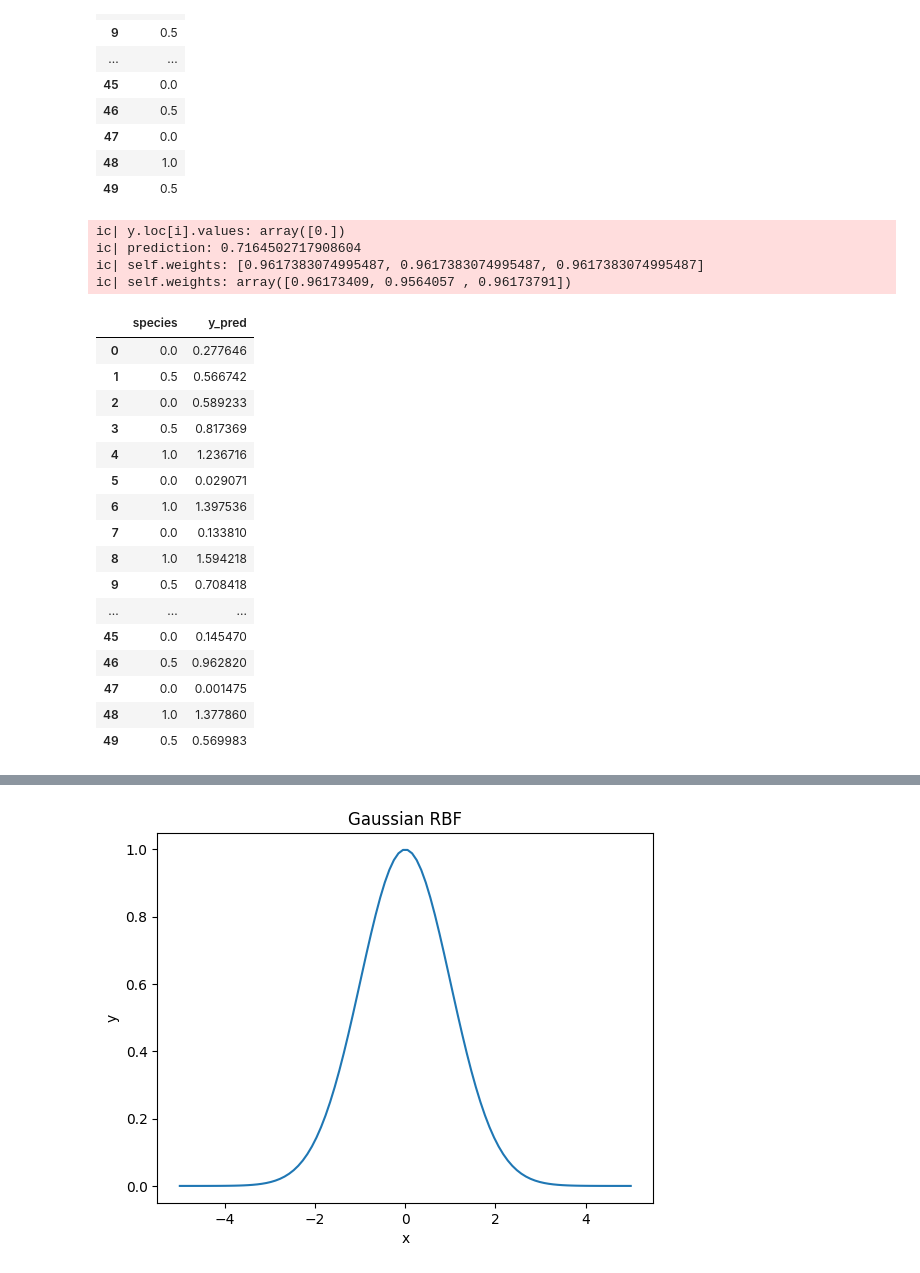
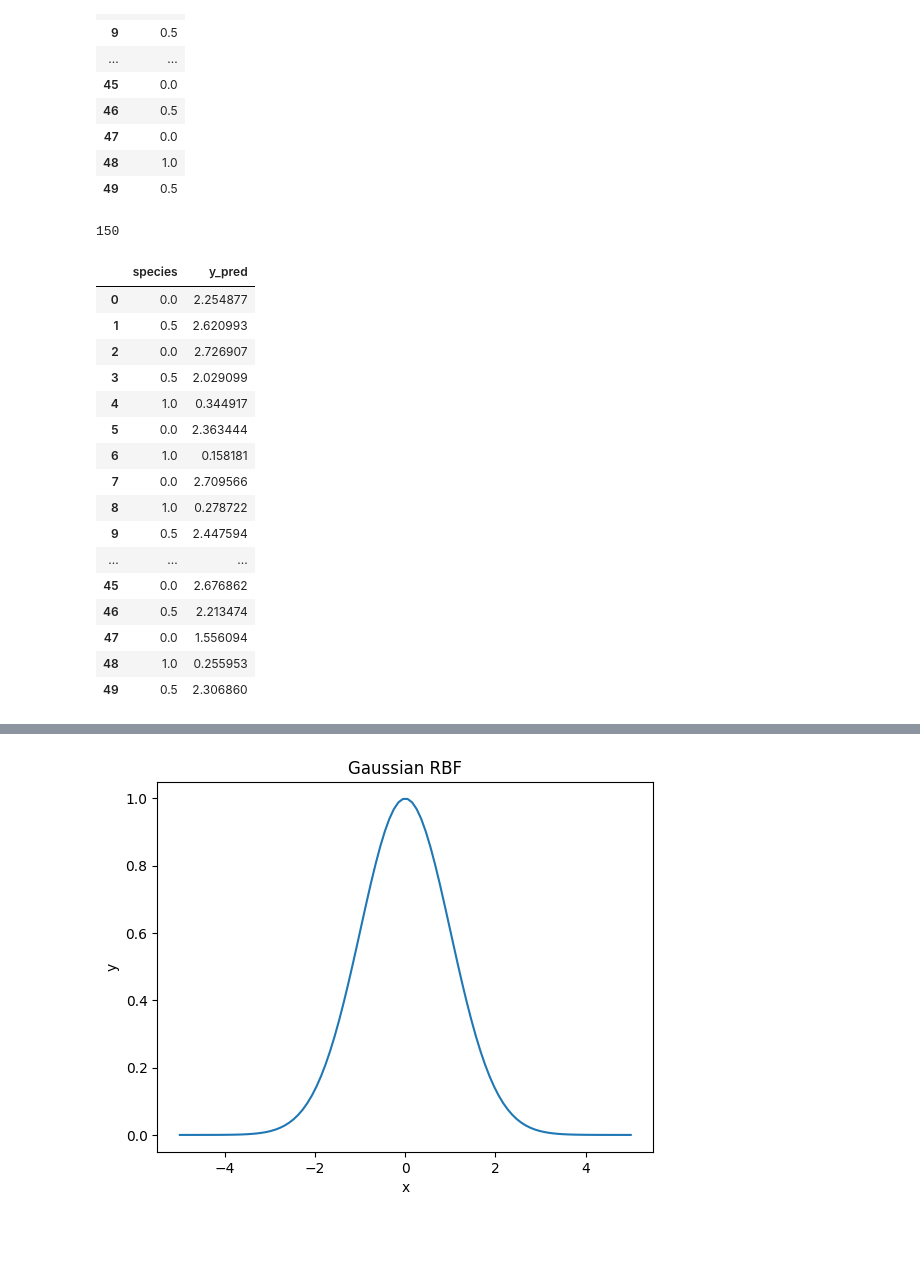
Before and after one commit to FilippYV/Design_and_training_neural_networks, a Jupyter notebook: 4. Radial_basis_functions/RBF.ipynb, the cells around one changed output, grey strips where cells are left out. Drawn from its saved outputs; the diff is of its cells as text; code cells hidden in the pictures; blank space fills up the shorter version.

```diff
--- a/4. Radial_basis_functions/RBF.ipynb
+++ b/4. Radial_basis_functions/RBF.ipynb
@@ -6,4 +6,5 @@ import pandas as pd
 from icecream import ic
 # %%
 data = pd.read_csv('../Datasets/For_RBF/iris.csv')
-data = data.sample(frac=1, random_state=42).reset_index(drop=True)
+# data = data.sample(frac=1, random_state=43).reset_index(drop=True)
+data
@@ -67,9 +98,9 @@ X_test
 | 49 | 6.5 | 2.8 | 4.6 | 1.5 |
 # %%
 y_test = pd.read_csv('../Datasets/For_RBF/test_iris.csv')
-y_test = y_test.drop(['Unnamed: 0', 'petal length','petal width','sepal length','sepal width'],axis=1)
+y_test = y_test.drop(['Unnamed: 0', 'petal length', 'petal width', 'sepal length', 'sepal width'], axis=1)
 y_test['species'] = pd.factorize(y_test['species'])[0]
-y_test = (y_test - y_test.min()) / (y_test.max() - y_test.min())  # нормализация
+y_test['species'] = (y_test['species'] - y_test['species'].min()) / (y_test['species'].max() - y_test['species'].min())  # нормализация
 y_test
 # %% [output]
 |  | species |
@@ -89,71 +120,66 @@ y_test
 | 47 | 0.0 |
 | 48 | 1.0 |
 | 49 | 0.5 |
+# %%
+X_train.shape[0]
+# %% [output]
+150
 # %%
 def rbf_function(x, c, s):
     return np.exp(-1 / (2 * s ** 2) * (x - c) ** 2)
 
 
 class RBFNetwork:
     def __init__(self, k, learning_rate, epochs):
         self.k = k
         self.learning_rate = learning_rate
         self.epochs = epochs
 
     def train(self, X, y):
         self.centers = X.values[np.random.choice(X.shape[0], self.k, replace=False)]
         self.sigma = X.std().mean()
         self.weights = [random.uniform(0, 1)] * self.k
-        for i in range(X.shape[0]):
-            distances = np.linalg.norm(X.loc[i].values - self.centers, axis=1)  # отклонение
-            phi = rbf_function(distances, 0, self.sigma)
+        for epoch in range(self.epochs):
+            for i in range(X.shape[0]):
+                distances = np.linalg.norm(X.loc[i].values - self.centers, axis=1)  # отклонение
+                phi = rbf_function(distances, 0, self.sigma)
 
-            prediction = phi.dot(self.weights)
-            ic(y.loc[i].values)
-            ic(prediction)
-            ic(self.weights )
-            self.weights += self.learning_rate * (y.loc[i].values - prediction) * phi
-            ic(self.weights )
-            break
-
-
+                prediction = phi.dot(self.weights)
+                self.weights += self.learning_rate * (y.loc[i].values - prediction) * phi
+                # ic(self.weights )
 
     def predict(self, X):
         y_pred = []
         for i in range(X.shape[0]):
             distances = np.linalg.norm(X.loc[i].values - self.centers, axis=1)
-            phi = rbf_function(distances, 0, self.sigma)
+            phi = rbf_function(distances, 1, self.sigma)
             prediction = phi.dot(self.weights)
             y_pred.append(prediction)
         return y_pred
 
 
-rbf_network = RBFNetwork(k=3, learning_rate=0.01, epochs=1000)
+rbf_network = RBFNetwork(k=50, learning_rate=0.1, epochs=500)
 rbf_network.train(X=X_train, y=y_train)
 y_test['y_pred'] = rbf_network.predict(X=X_test)
 y_test
 # %% [output]
-ic| y.loc[i].values: array([0.])
-ic| prediction: 0.7164502717908604
-ic| self.weights: [0.9617383074995487, 0.9617383074995487, 0.9617383074995487]
-ic| self.weights: array([0.96173409, 0.9564057 , 0.96173791])
 |  | species | y_pred |
-| 0 | 0.0 | 0.277646 |
-| 1 | 0.5 | 0.566742 |
-| 2 | 0.0 | 0.589233 |
-| 3 | 0.5 | 0.817369 |
-| 4 | 1.0 | 1.236716 |
-| 5 | 0.0 | 0.029071 |
-| 6 | 1.0 | 1.397536 |
-| 7 | 0.0 | 0.133810 |
-| 8 | 1.0 | 1.594218 |
-| 9 | 0.5 | 0.708418 |
+| 0 | 0.0 | 2.254877 |
+| 1 | 0.5 | 2.620993 |
+| 2 | 0.0 | 2.726907 |
+| 3 | 0.5 | 2.029099 |
+| 4 | 1.0 | 0.344917 |
+| 5 | 0.0 | 2.363444 |
+| 6 | 1.0 | 0.158181 |
+| 7 | 0.0 | 2.709566 |
+| 8 | 1.0 | 0.278722 |
+| 9 | 0.5 | 2.447594 |
 | ... | ... | ... |
-| 45 | 0.0 | 0.145470 |
-| 46 | 0.5 | 0.962820 |
-| 47 | 0.0 | 0.001475 |
-| 48 | 1.0 | 1.377860 |
-| 49 | 0.5 | 0.569983 |
+| 45 | 0.0 | 2.676862 |
+| 46 | 0.5 | 2.213474 |
+| 47 | 0.0 | 1.556094 |
+| 48 | 1.0 | 0.255953 |
+| 49 | 0.5 | 2.306860 |
 # %%
 def rbf_function(x, c, s):
     return np.exp(-1 / (2 * s ** 2) * (x - c) ** 2)
```
Also changed, not shown: parts of 16 cells of this notebook, 1 other file.
